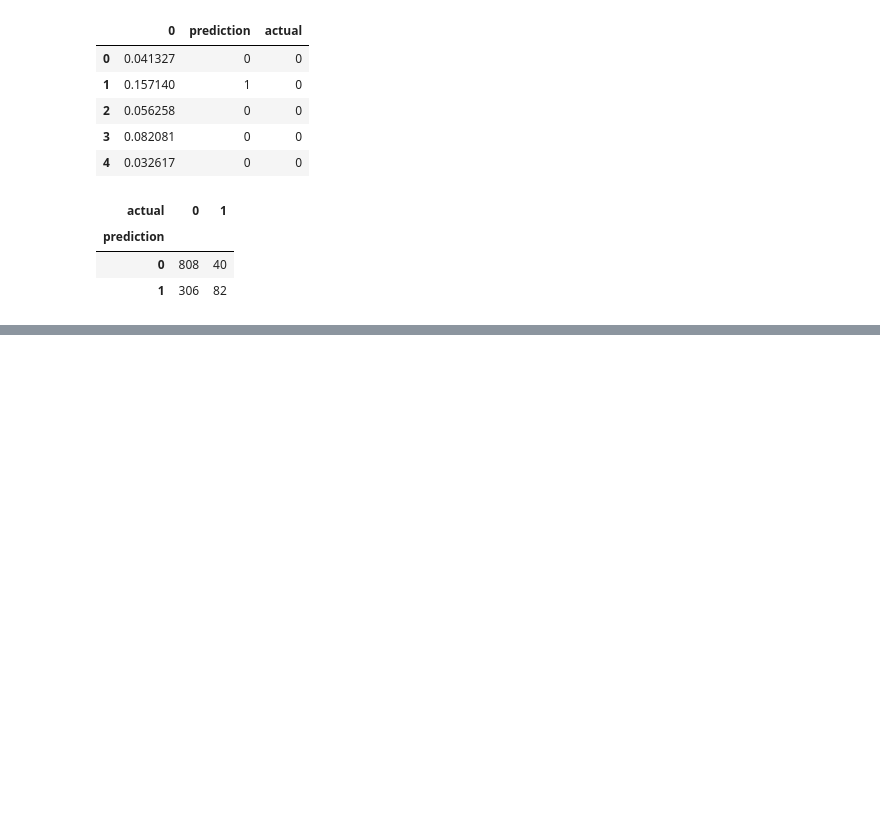
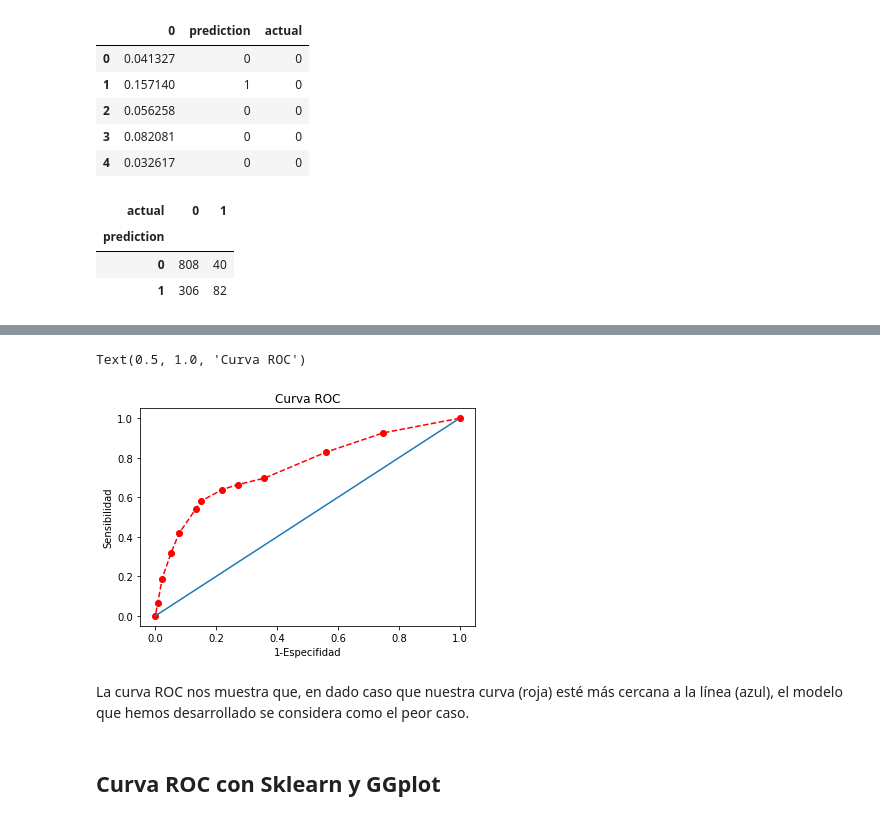
Before and after one commit to JohnRFK/mlcursoudemy, a Jupyter notebook: 17 - RL implementacion.ipynb, the cells around one changed output, grey strips where cells are left out. Drawn from its saved outputs; the diff is of its cells as text; code cells hidden in the pictures; blank space fills up the shorter version.

```diff
--- a/17 - RL implementacion.ipynb
+++ b/17 - RL implementacion.ipynb
@@ -562,8 +562,8 @@ confusion_matrix
 # %%
 TN = confusion_matrix[0][0] #true negativo
 TP = confusion_matrix[1][1] #true positivo
-FN = confusion_matrix[0][1] #false negativo
-FP = confusion_matrix[1][0] #false positivo
+FN = confusion_matrix[1][0] #false negativo
+FP = confusion_matrix[0][1] #false positivo
 # %%
 sens = TP/(TP + FN) #sensibilidad
 print("Sensibilidad del "+str(sens * 100) + " %")
@@ -576,0 +579,19 @@ espc_1
+# %%
+thresholds = [0.04, 0.05, 0.07, 0.12, 0.15, 0.18, 0.2, 0.25, 0.3, 0.4, 0.5]
+sensitivities = [1] #inicializamos con 1
+especifities_1 = [1]    #inicializamos con 1
+for t in thresholds:
+    prob_df["prediction"] = np.where(prob_df[0] >= t, 1, 0)
+    prob_df["actual"] = list(Y_test)
+
+    confusion_matrix = pd.crosstab(prob_df.prediction, prob_df.actual)
+    TN = confusion_matrix[0][0] #true negativo
+    TP = confusion_matrix[1][1] #true positivo
+    FN = confusion_matrix[1][0] #false negativo
+    FP = confusion_matrix[0][1] #false positivo
+    sens = TP/(TP + FN)
+    sensitivities.append(sens)
+    espc_1 = 1 - TN / (TN+FP)
+    especifities_1.append(espc_1)
+sensitivities.append(0)
+especifities_1.append(0)
@@ -576,0 +630,17 @@ espc_1
+# %%
+import matplotlib.pyplot as plt
+%matplotlib inline
+plt.plot(especifities_1, sensitivities, marker="o", linestyle="--", color="r")
+x = [n * 0.01 for n in range(100)]
+y = [n * 0.01 for n in range(100)]
+plt.plot(x,y)
+plt.xlabel("1-Especifidad")
+plt.ylabel("Sensibilidad")
+plt.title("Curva ROC")
+# %% [output]
+Text(0.5, 1.0, 'Curva ROC')
+[figure, added]
+# %% [markdown]
+La curva ROC nos muestra que, en dado caso que nuestra curva (roja) esté más cercana a la línea (azul), el modelo que hemos desarrollado se considera como el peor caso.
+# %% [markdown]
+## Curva ROC con Sklearn y GGplot
```
Also changed, not shown: parts of 7 cells of this notebook.
